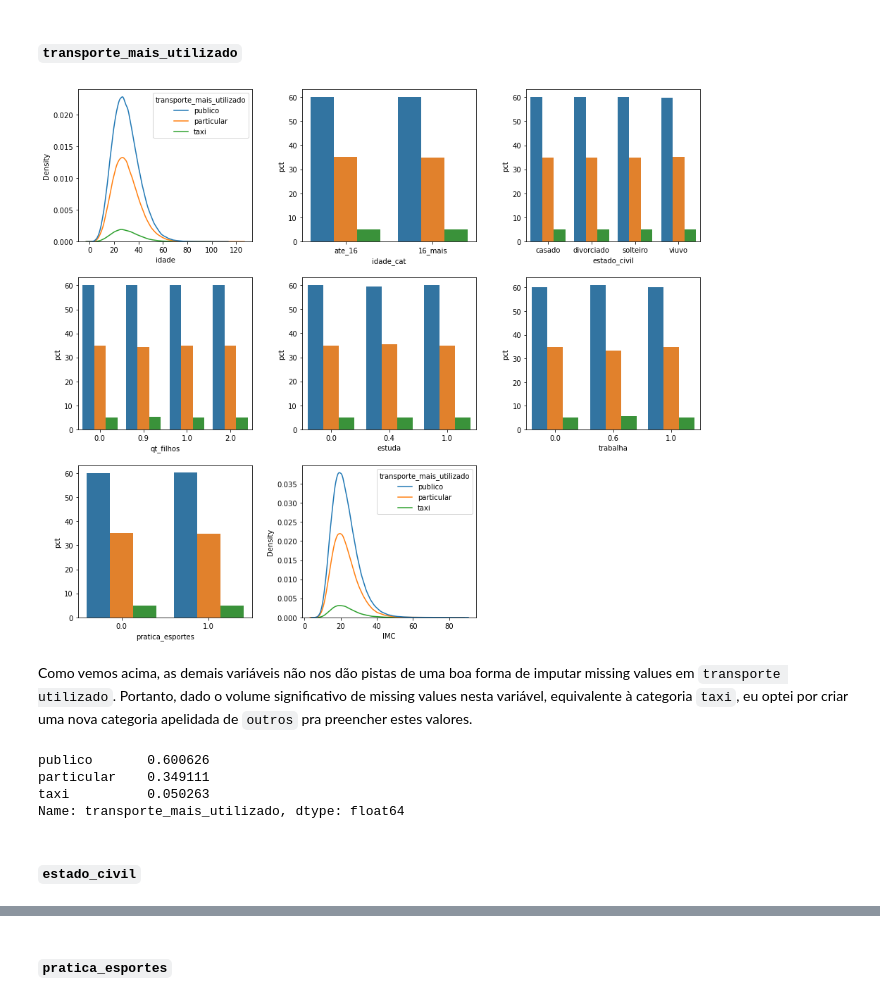
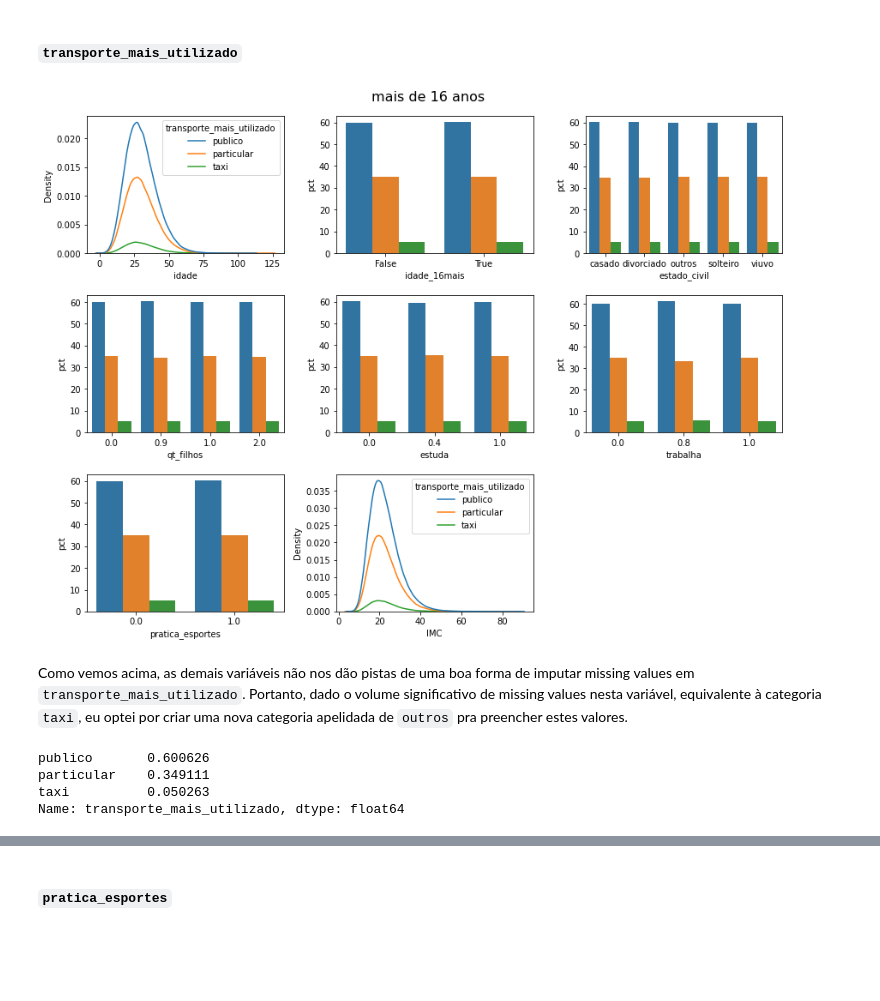
Before and after one commit to jeffc00/case_neoway, a Jupyter notebook: notebooks/case_neoway.ipynb, the cells around one changed output, grey strips where cells are left out. Drawn from its saved outputs; the diff is of its cells as text; code cells hidden in the pictures; blank space fills up the shorter version.

```diff
--- a/notebooks/case_neoway.ipynb
+++ b/notebooks/case_neoway.ipynb
@@ -666,16 +781 @@ Abaixo imputamos os missing values em `qt_filhos`, `estuda` e `trabalha` de acor
 3. no caso especial da variável `trabalha`, temos ainda uma informação adicional vinda da variável `grau` em `conn_df` que nos permite imputar com certeza missing values de observações em que `grau = trabalho`.
-# %%
-cols = ['qt_filhos', 'estuda', 'trabalha']
-for c in cols:
-    pct_df = ind_df_2_[c].value_counts(normalize=True)
-    mask_1, mask_2 = ind_df_2[c].isna(), (ind_df_2['idade_cat'] == 'ate_16')
-    if c == 'qt_filhos':
-        ind_df_2.loc[mask_1 & mask_2, c] = 0
-    elif c == 'estuda':
-        ind_df_2.loc[mask_1 & mask_2, c] = 1
-    else:
-        names = np.append(conn_df.loc[conn_df['grau'] == 'trabalho', 'V1'].unique(),
-                          conn_df.loc[conn_df['grau'] == 'trabalho', 'V2'].unique())
-        ind_df_2.loc[mask_1 & ind_df_2.index.isin(names), c] = 1
-        ind_df_2.loc[mask_1 & mask_2, c] = 0
-    ind_df_2[c].fillna(sum(pct_df.index*pct_df.values), inplace=True)
@@ -682,29 +790,47 @@ for c in cols:
+# %%
+mask = ind_df_2['idade_16mais']
+
+ind_df_2.loc[~mask & ind_df_2['estado_civil'].isna(), 'estado_civil'] = 'solteiro'
+ind_df_2.loc[~mask & ind_df_2['qt_filhos'].isna(), 'qt_filhos'] = 0
+ind_df_2.loc[~mask & ind_df_2['estuda'].isna(), 'estuda'] = 1
+ind_df_2.loc[~mask & ind_df_2['trabalha'].isna(), 'trabalha'] = 0
+
+names = np.append(conn_df.loc[conn_df['grau'] == 'trabalho', 'V1'].unique(),
+                  conn_df.loc[conn_df['grau'] == 'trabalho', 'V2'].unique())
+ind_df_2.loc[mask & ind_df_2.index.isin(names), 'trabalha'] = 1
+
+ind_df_2.loc[mask & ind_df_2['estado_civil'].isna(), 'estado_civil'] = 'outros'
+for c in ['qt_filhos', 'estuda', 'trabalha']:
+    pct_df = ind_df_2.loc[mask, c].value_counts(normalize=True)
+    ind_df_2.loc[mask & ind_df_2[c].isna(), c] = sum(pct_df.index*pct_df.values)
 # %% [markdown]
 #### `transporte_mais_utilizado`
 # %%
-fig, ax = plt.subplots(3, 3, figsize=(13, 11))
-fig.tight_layout(h_pad=3, w_pad=4)
+fig, ax = plt.subplots(3, 3, figsize=(12, 9))
+fig.tight_layout(w_pad=3, h_pad=3)
+fig.subplots_adjust(top=0.935)
+fig.suptitle('mais de 16 anos', fontsize=16)
 
 sns.kdeplot(x='idade', hue='transporte_mais_utilizado', data=ind_df_2, ax=ax[0, 0])
 
-cols = ['idade_cat', 'estado_civil', 'qt_filhos', 'estuda', 'trabalha', 'pratica_esportes']
+cols = ['idade_16mais', 'estado_civil', 'qt_filhos', 'estuda', 'trabalha', 'pratica_esportes']
 for n, c in enumerate(cols, start=1):
     tmp = (ind_df_2
            .groupby(c)['transporte_mais_utilizado']
            .value_counts(normalize=True)
            .rename('pct')
            .mul(100)
            .reset_index())
     g = sns.barplot(x=c, y='pct', hue='transporte_mais_utilizado', data=tmp, ax=ax[n//3, n%3])
     if c in ['qt_filhos', 'estuda', 'trabalha']:
         g.set_xticklabels(labels=['{:.1f}'.format(x) for x in sorted(tmp[c].unique())])
     ax[n//3, n%3].get_legend().remove()
 
 sns.kdeplot(x='IMC', hue='transporte_mais_utilizado', data=ind_df_2, ax=ax[2, 1])
 
 fig.delaxes(ax[2, 2]);
 # %% [output]
-[figure, old version]
+[figure, new version]
 # %% [markdown]
-Como vemos acima, as demais variáveis não nos dão pistas de uma boa forma de imputar missing values em `transporte utilizado`. Portanto, dado o volume significativo de missing values nesta variável, equivalente à categoria `taxi`, eu optei por criar uma nova categoria apelidada de `outros` pra preencher estes valores.
+Como vemos acima, as demais variáveis não nos dão pistas de uma boa forma de imputar missing values em `transporte_mais_utilizado`. Portanto, dado o volume significativo de missing values nesta variável, equivalente à categoria `taxi`, eu optei por criar uma nova categoria apelidada de `outros` pra preencher estes valores.
 # %%
@@ -717,5 +842,3 @@ taxi          0.050263
 Name: transporte_mais_utilizado, dtype: float64
 # %%
 ind_df_2['transporte_mais_utilizado'].fillna('outros', inplace=True)
-# %% [markdown]
-#### `estado_civil`
```
Also changed, not shown: parts of 85 cells of this notebook.
